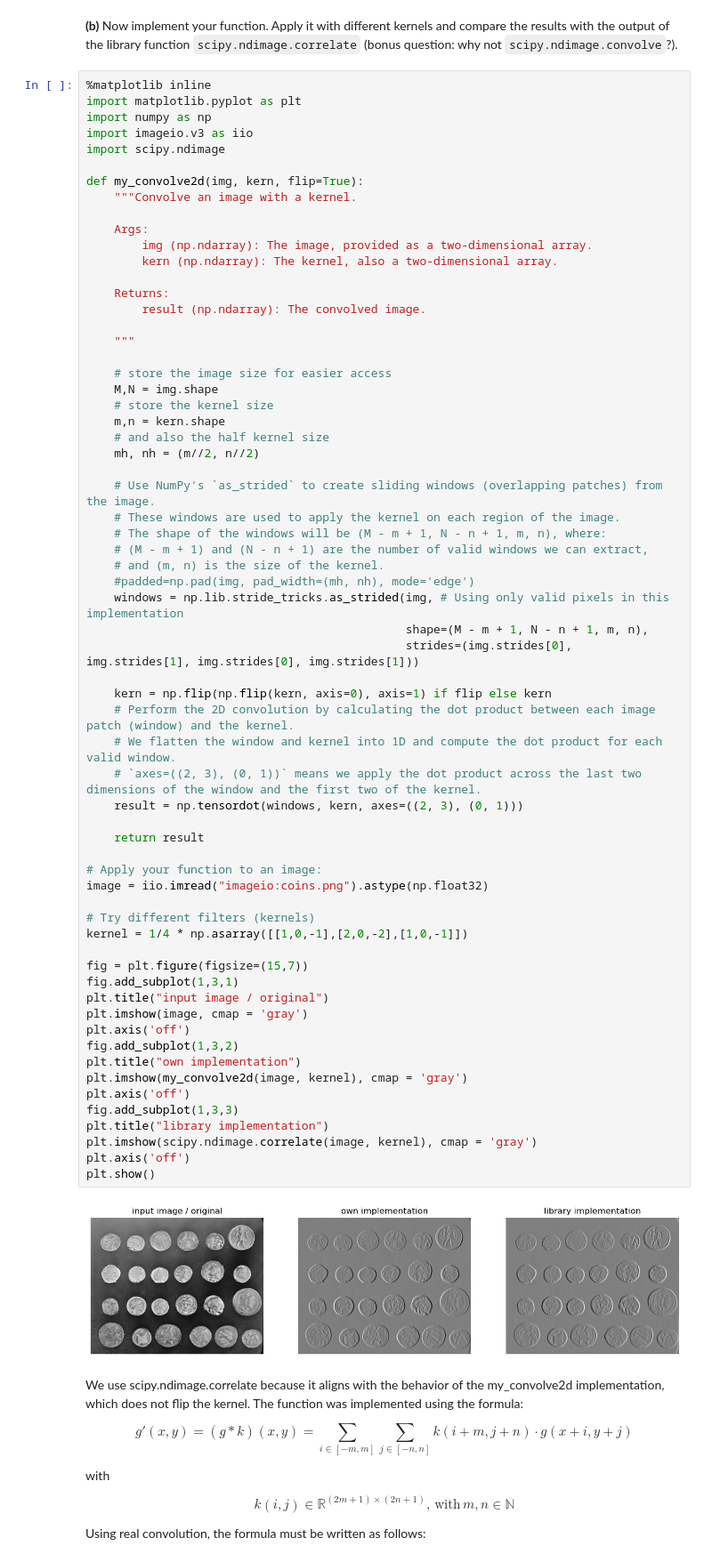
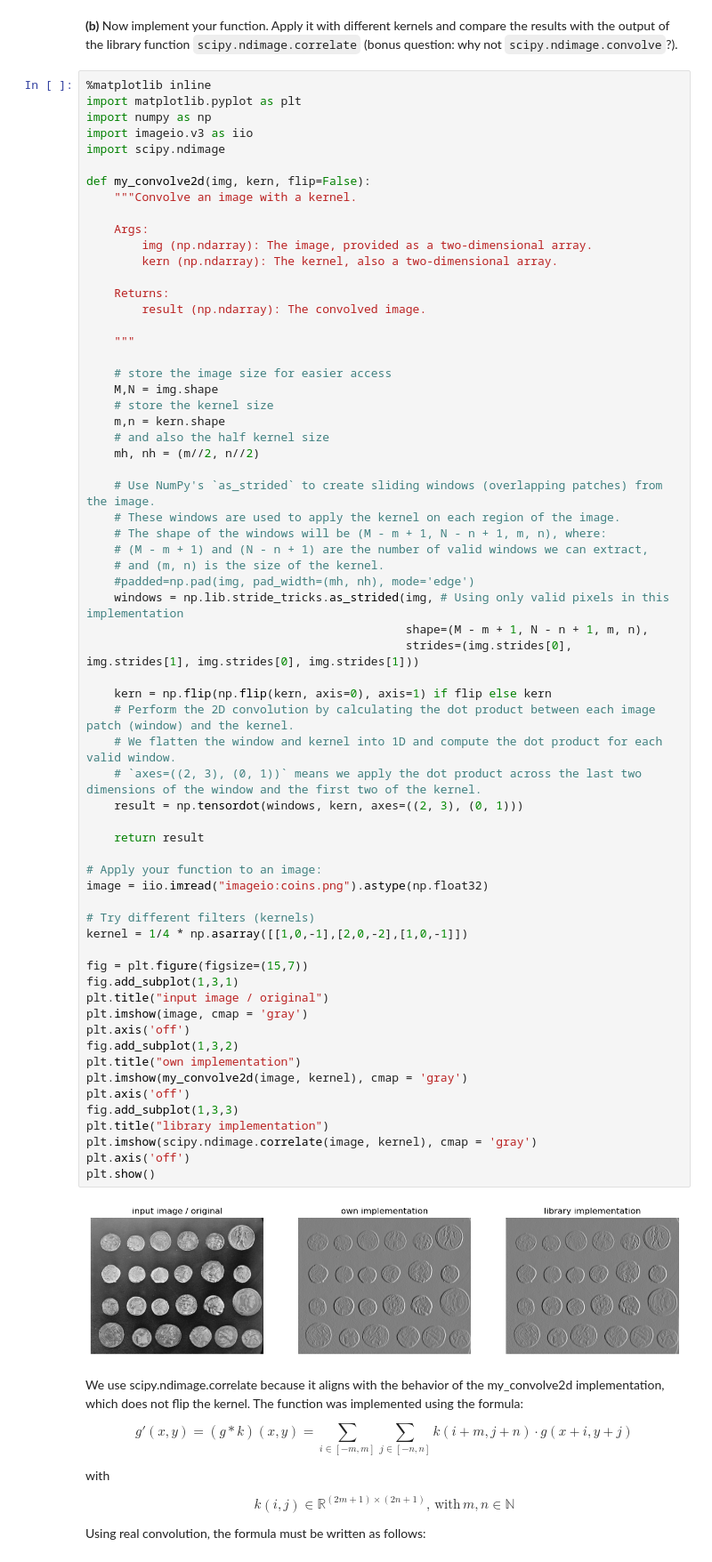
Before and after one commit to shuxton/computer-vision-homework, a Jupyter notebook: Sheet02/sheet02_niko.ipynb, the cells around one changed output. Shown at 89% size. Cells and saved outputs as stored; diff of their text form.

```diff
--- a/Sheet02/sheet02_niko.ipynb
+++ b/Sheet02/sheet02_niko.ipynb
@@ -447,7 +447,7 @@ import numpy as np
 import imageio.v3 as iio
 import scipy.ndimage
 
-def my_convolve2d(img, kern, flip=True):
+def my_convolve2d(img, kern, flip=False):
     """Convolve an image with a kernel.
 
     Args:
@@ -478,34 +478,34 @@ def my_convolve2d(img, kern, flip=True):
 
     kern = np.flip(np.flip(kern, axis=0), axis=1) if flip else kern
     # Perform the 2D convolution by calculating the dot product between each image patch (window) and the kernel.
     # We flatten the window and kernel into 1D and compute the dot product for each valid window.
     # `axes=((2, 3), (0, 1))` means we apply the dot product across the last two dimensions of the window and the first two of the kernel.
     result = np.tensordot(windows, kern, axes=((2, 3), (0, 1)))
 
     return result
 
 # Apply your function to an image:
 image = iio.imread("imageio:coins.png").astype(np.float32)
 
 # Try different filters (kernels)
 kernel = 1/4 * np.asarray([[1,0,-1],[2,0,-2],[1,0,-1]])
 
 fig = plt.figure(figsize=(15,7))
 fig.add_subplot(1,3,1)
 plt.title("input image / original")
 plt.imshow(image, cmap = 'gray')
 plt.axis('off')
 fig.add_subplot(1,3,2)
 plt.title("own implementation")
 plt.imshow(my_convolve2d(image, kernel), cmap = 'gray')
 plt.axis('off')
 fig.add_subplot(1,3,3)
 plt.title("library implementation")
 plt.imshow(scipy.ndimage.correlate(image, kernel), cmap = 'gray')
 plt.axis('off')
 plt.show()
 # %% [output]
-[figure, old version]
+[figure, new version]
 # %% [markdown]
 We use scipy.ndimage.correlate because it aligns with the behavior of the my_convolve2d implementation, which does not flip the kernel. The function was implemented using the formula:
 
```
